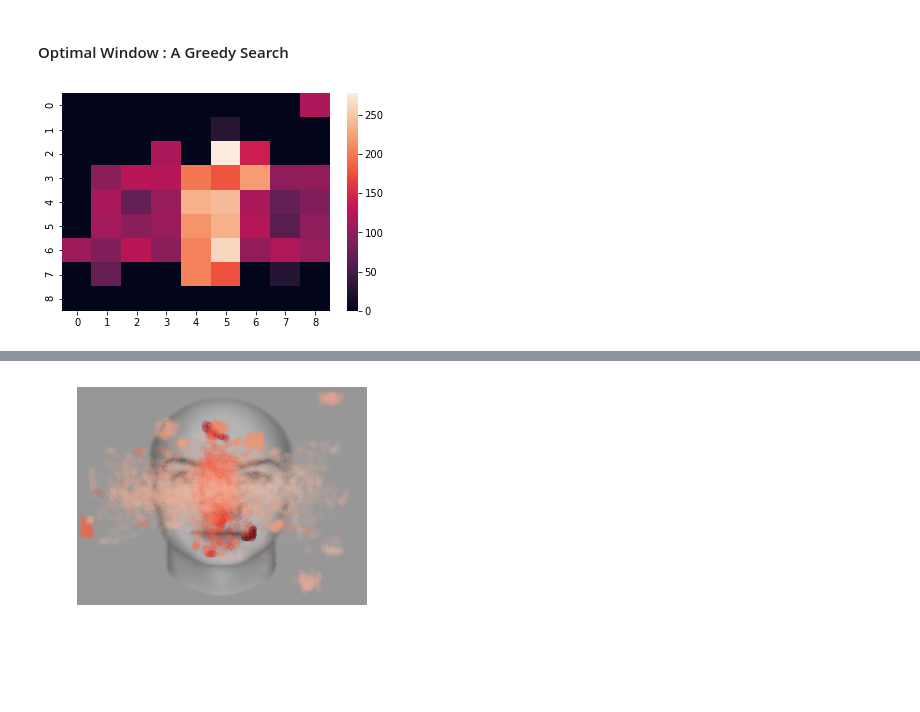
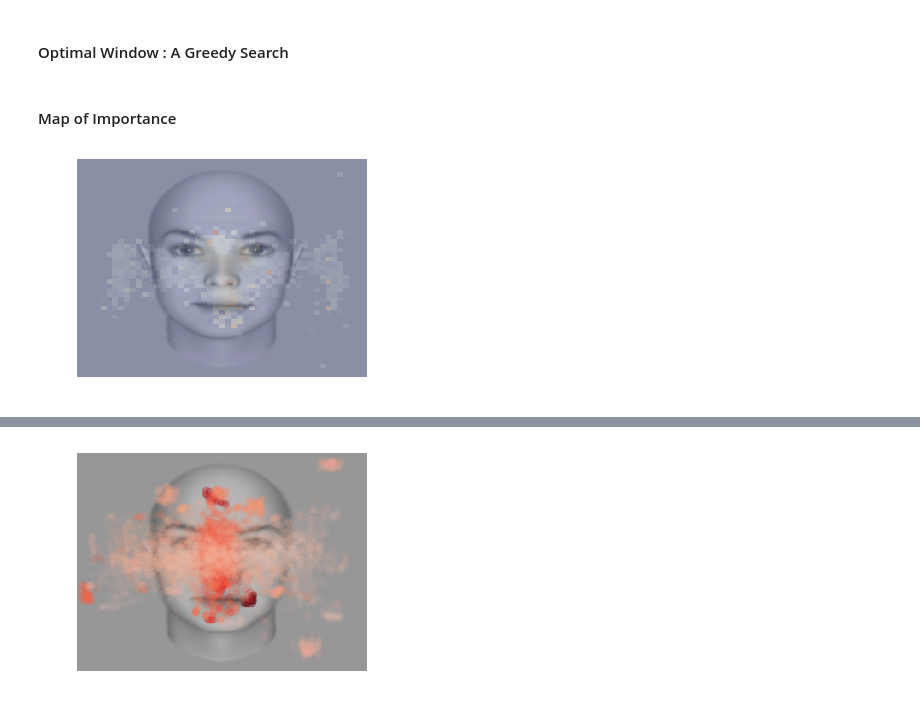
Before and after one commit to hyunwoogu/EyeStrategy, a Jupyter notebook: EyeTrack.ipynb, the cells around one changed output, grey strips where cells are left out. Drawn from its saved outputs; the diff is of its cells as text; code cells hidden in the pictures; blank space fills up the shorter version.

```diff
--- a/EyeTrack.ipynb
+++ b/EyeTrack.ipynb
@@ -331,24 +331,3 @@ for i in SegsX:
         countRes.append((i,j,countFixations(i,j)))
 
 A = np.array(countRes)[np.argsort(-np.array(countRes)[:,2]),:]
-# %%
-numSliceX = 10
-numSliceY = 10
-
-XwinSize = 1600/numSliceX
-YwinSize = 1200/numSliceY
-
-SegsX = np.arange(0, 1600-XwinSize, XwinSize)
-SegsY = np.arange(0, 1200-YwinSize, YwinSize)
-
-res = []
-for j in SegsY:
-    for i in SegsX:
-        res.append(expMLEfinder(i,j, XwinSize, YwinSize))
-
-res = np.reshape(res, [numSliceY-1, numSliceX-1])
-
-sns.heatmap(res)
-plt.show()
-# %% [output]
-[figure, removed]
@@ -355,3 +350,5 @@ plt.show()
+# %% [markdown]
+#### Map of Importance
 # %%
 def expMLEfinder(x, y, Xwin, Ywin):
     sum_t = sum(DataFirst.loc[(DataFirst.x >= x) & (DataFirst.x < x + Xwin) & \
@@ -363,3 +360,21 @@ def expMLEfinder(x, y, Xwin, Ywin):
         return(0)
 
     else: return(sum_t/sum_delta)
+# %%
+numSliceX = 50
+numSliceY = 50
+
+XwinSize = 1600/numSliceX
+YwinSize = 1200/numSliceY
+
+SegsX = np.arange(0, 1600-XwinSize, XwinSize)
+SegsY = np.arange(0, 1200-YwinSize, YwinSize)
+
+res = []
+for j in SegsY:
+    for i in SegsX:
+        res.append(expMLEfinder(i,j, XwinSize, YwinSize))
+
+res = np.reshape(res, [numSliceY-1, numSliceX-1])
+# %% [output]
+[figure, added]
```
Also changed, not shown: parts of 3 cells of this notebook, 1 other file.
